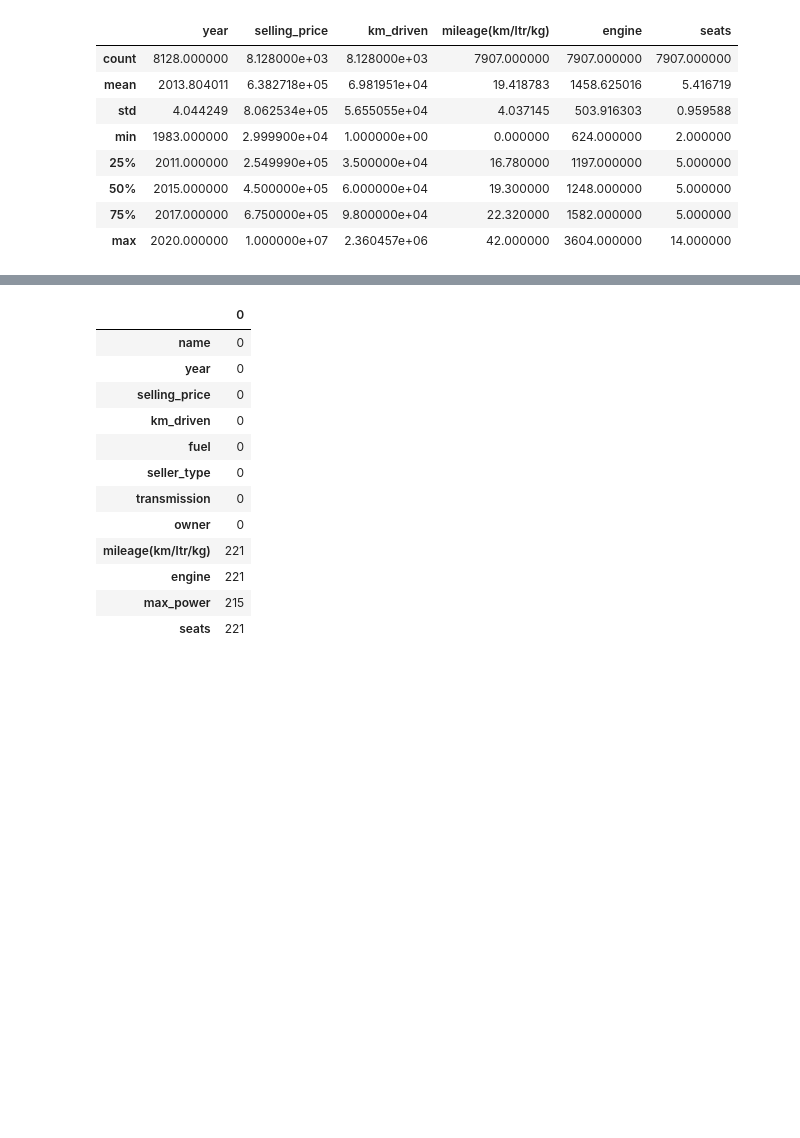
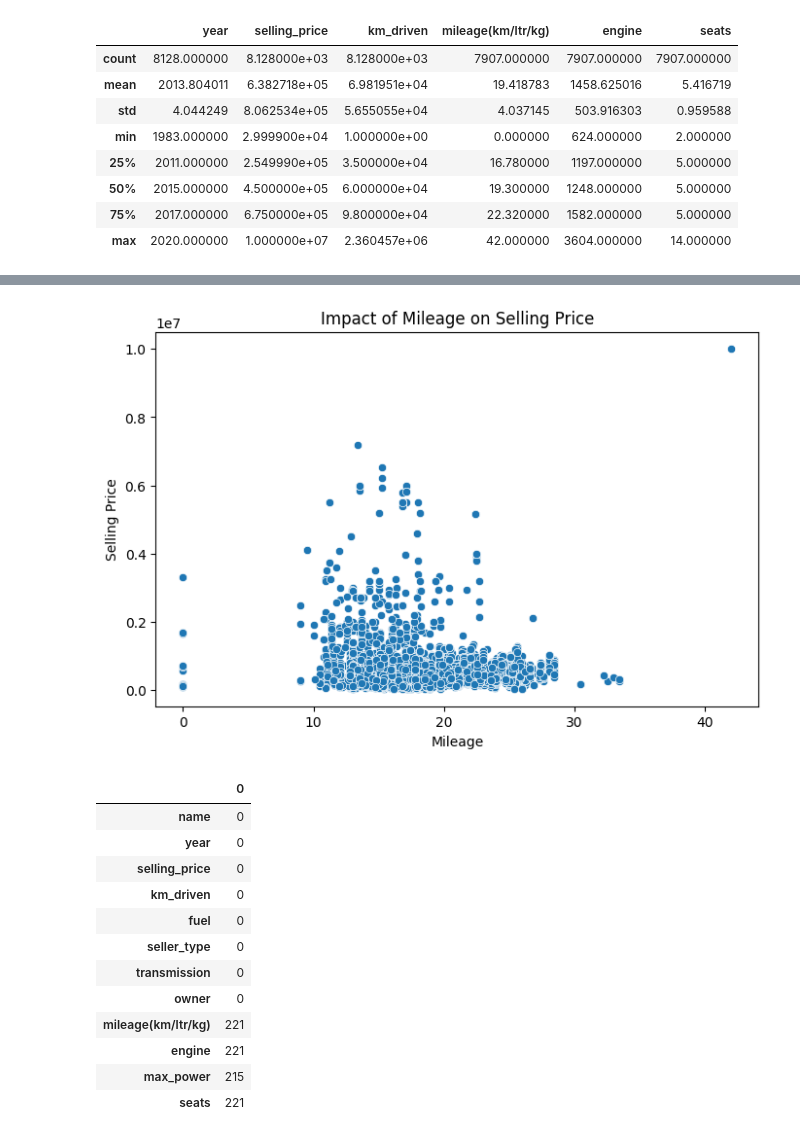
Before and after one commit to shakeraema/Dataset_Manipulation, a Jupyter notebook: Task_PDS.ipynb, the cells around one changed output, grey strips where cells are left out. Saved outputs shown, nothing was run; the diff lists cells and outputs as text; code cells hidden in the pictures; blank space fills up the shorter version.

```diff
--- a/Task_PDS.ipynb
+++ b/Task_PDS.ipynb
@@ -72,3 +81,12 @@ df.describe()
+# %%
+plt.figure(figsize=(8, 5))
+sns.scatterplot(x=df["mileage(km/ltr/kg)"], y=df["selling_price"])
+plt.xlabel("Mileage")
+plt.ylabel("Selling Price")
+plt.title("Impact of Mileage on Selling Price")
+plt.show()
+# %% [output]
+[figure, added]
 # %%
 df.isnull().sum()
 # %% [output]
```
Also changed, not shown: parts of 10 cells of this notebook.
